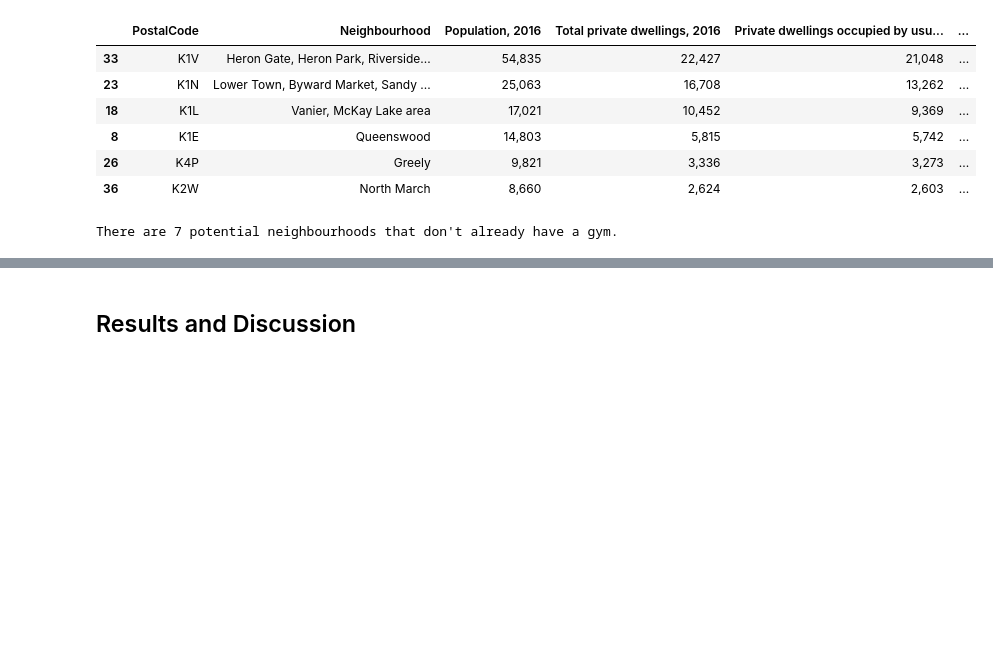
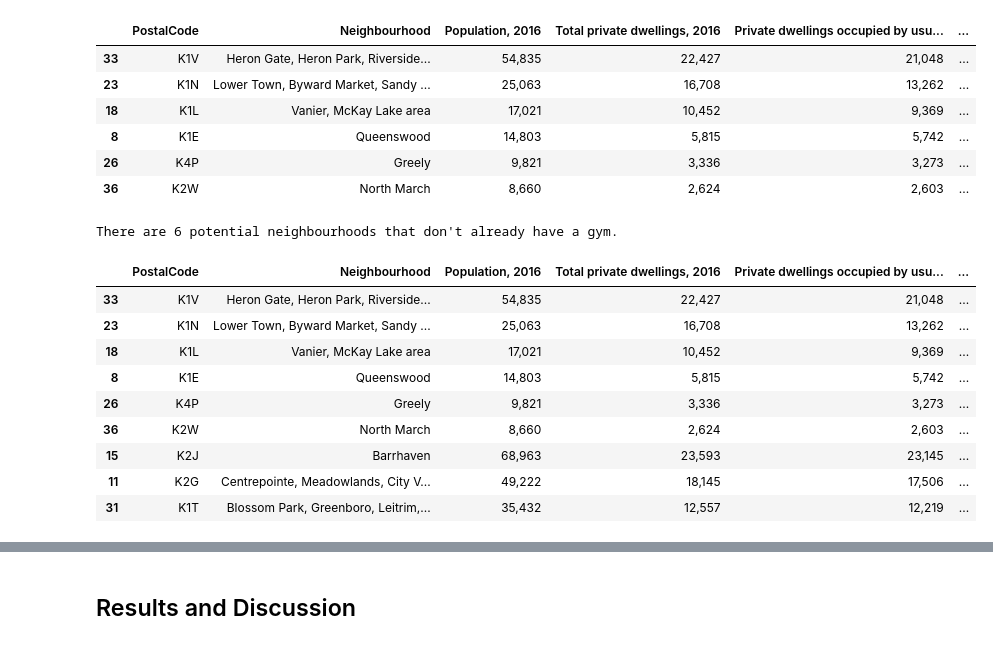
Before and after one commit to Carrank/Coursera_Capstone, a Jupyter notebook: Coursera_Capstone_Final.ipynb, the cells around one changed output, grey strips where cells are left out. Drawn from its saved outputs; the diff is of its cells as text; code cells hidden in the pictures; blank space fills up the shorter version.

```diff
--- a/Coursera_Capstone_Final.ipynb
+++ b/Coursera_Capstone_Final.ipynb
@@ -742,7 +742,21 @@ nan_gym_candidates
 | 26 | K4P | Greely | 9,821 | 3,336 | 3,273 | ... |
 | 36 | K2W | North March | 8,660 | 2,624 | 2,603 | ... |
 # %%
-num_nan_candidates =len(nan_gym_candidates.index) + 1
+num_nan_candidates =len(nan_gym_candidates.index)
 print("There are {} potential neighbourhoods that don't already have a gym.".format(num_nan_candidates))
 # %% [output]
-There are 7 potential neighbourhoods that don't already have a gym.
+There are 6 potential neighbourhoods that don't already have a gym.
+# %%
+all_candidates = pd.concat([nan_gym_candidates, gym_candidates])
+all_candidates
+# %% [output]
+|  | PostalCode | Neighbourhood | Population, 2016 | Total private dwellings, 2016 | Private dwellings occupied by usu... | ... |
+| 33 | K1V | Heron Gate, Heron Park, Riverside... | 54,835 | 22,427 | 21,048 | ... |
+| 23 | K1N | Lower Town, Byward Market, Sandy ... | 25,063 | 16,708 | 13,262 | ... |
+| 18 | K1L | Vanier, McKay Lake area | 17,021 | 10,452 | 9,369 | ... |
+| 8 | K1E | Queenswood | 14,803 | 5,815 | 5,742 | ... |
+| 26 | K4P | Greely | 9,821 | 3,336 | 3,273 | ... |
+| 36 | K2W | North March | 8,660 | 2,624 | 2,603 | ... |
+| 15 | K2J | Barrhaven | 68,963 | 23,593 | 23,145 | ... |
+| 11 | K2G | Centrepointe, Meadowlands, City V... | 49,222 | 18,145 | 17,506 | ... |
+| 31 | K1T | Blossom Park, Greenboro, Leitrim,... | 35,432 | 12,557 | 12,219 | ... |
```
Also changed, not shown: parts of 7 cells of this notebook.
